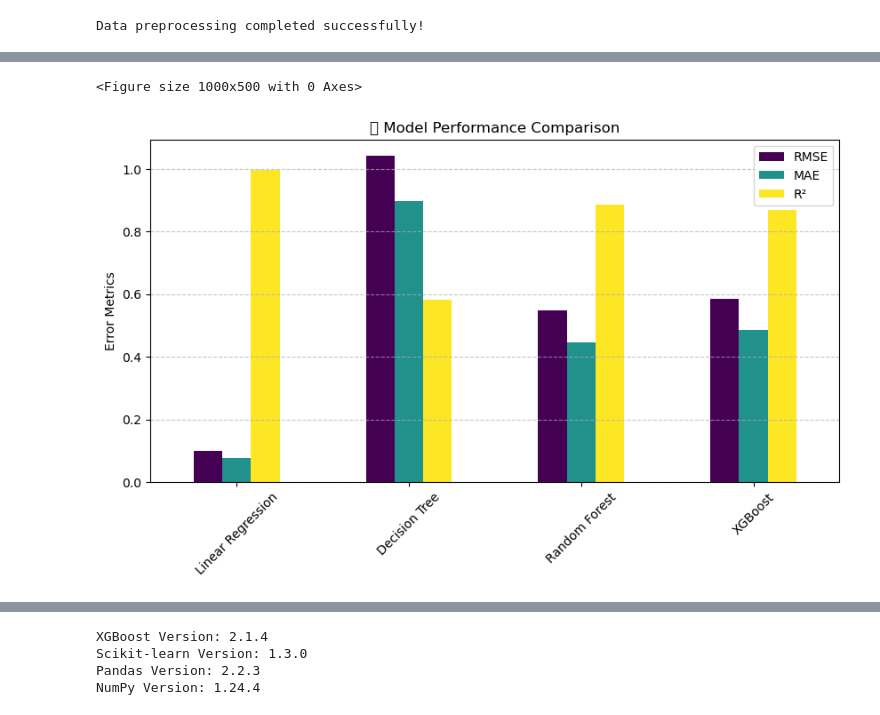
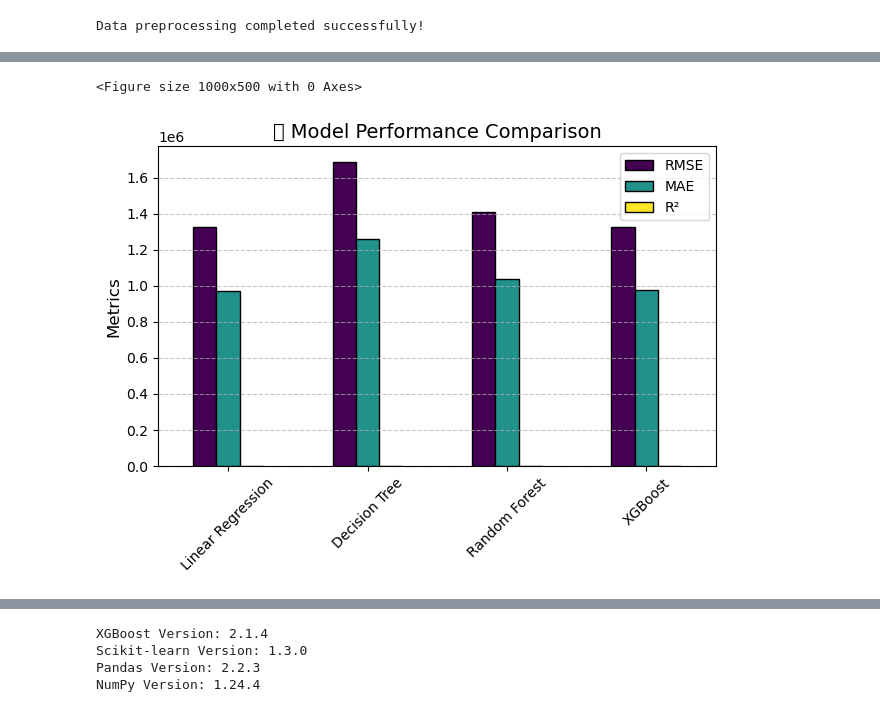
Before and after one commit to adityabirlacoder/-Machine-Learning-Model-for-Predicting-House-Prices, a Jupyter notebook: Machine Learning Engineer .ipynb, the cells around one changed output, grey strips where cells are left out. Drawn from its saved outputs; the diff is of its cells as text; code cells hidden in the pictures.

```diff
--- a/Machine Learning Engineer .ipynb
+++ b/Machine Learning Engineer .ipynb
@@ -95,26 +95,27 @@ import numpy as np
 import pandas as pd
 import matplotlib.pyplot as plt
 import pickle  # For saving the model
-from sklearn.model_selection import train_test_split, RandomizedSearchCV
+from sklearn.model_selection import train_test_split, GridSearchCV
 from sklearn.preprocessing import StandardScaler
 from sklearn.linear_model import LinearRegression
 from sklearn.tree import DecisionTreeRegressor
 from sklearn.ensemble import RandomForestRegressor
 from xgboost import XGBRegressor
 from sklearn.metrics import mean_squared_error, mean_absolute_error, r2_score
-from sklearn.model_selection import GridSearchCV
 import warnings
 
 # Suppress warnings
 warnings.filterwarnings("ignore")
 
-# Set random seed for reproducibility
-np.random.seed(42)
+# Drop missing values (if any)
+df = df.dropna()
 
-# Generate dataset (100 samples, 5 features)
-X = np.random.rand(100, 5)
-true_coefficients = np.array([3, -2, 1.5, 0, 4])
-y = X @ true_coefficients + np.random.normal(0, 0.1, 100)  # Adding noise
+# Separate features and target
+X = df.drop('price', axis=1)
+y = df['price']
+
+# Convert categorical variables to numeric (if any)
+X = pd.get_dummies(X, drop_first=True)
 
 # Split dataset into train (80%) and test (20%)
 X_train, X_test, y_train, y_test = train_test_split(X, y, test_size=0.2, random_state=42)
@@ -123,6 +124,7 @@ X_train, X_test, y_train, y_test = train_test_split(X, y, test_size=0.2, random_
 scaler = StandardScaler()
 X_train = scaler.fit_transform(X_train)
 X_test = scaler.transform(X_test)
+print(f"Number of features used in training: {X_train.shape[1]}")
 
 # Define models
 models = {
@@ -149,14 +151,24 @@ param_grids = {
     }
 }
 
-# Train, Evaluate, and Optimize models
+# Save evaluation results
 results = {}
 best_models = {}
 
+# ✅ Capture actual indices for proper reference
+sample_indices = y_test.index[:5]
+
+# Get actual prices using original indices
+actual_prices = y_test.loc[sample_indices].values
+actual_prices_rounded = [round(val) for val in actual_prices]
+
+# Store predicted prices per model
+predicted_prices_dict = {}
+
+# Train, Evaluate, and Optimize models
 for name, model in models.items():
     print(f"\n🔹 Training {name}...")
 
-    # Hyperparameter tuning if params exist
     if name in param_grids:
         search = GridSearchCV(model, param_grids[name], cv=5, scoring='r2', n_jobs=1)
         search.fit(X_train, y_train)
@@ -164,33 +176,57 @@ for name, model in models.items():
     else:
         best_model = model.fit(X_train, y_train)
 
-    # Save the best model
     with open(f"{name.replace(' ', '_')}.pkl", "wb") as file:
         pickle.dump(best_model, file)
 
-    # Predictions
     y_pred = best_model.predict(X_test)
 
-    # Evaluation Metrics
     rmse = np.sqrt(mean_squared_error(y_test, y_pred))
     mae = mean_absolute_error(y_test, y_pred)
     r2 = r2_score(y_test, y_pred)
 
-    results[name] = {"RMSE": rmse, "MAE": mae, "R²": r2}
+    # ✅ Get corresponding predictions for original sample indices
+    predicted_sample = pd.Series(y_pred, index=y_test.index).loc[sample_indices].values
+    predicted_sample_rounded = [round(val) for val in predicted_sample]
+
+    results[name] = {
+        "RMSE": round(rmse, 2),
+        "MAE": round(mae, 2),
+        "R²": round(r2, 4)
+    }
+
+    predicted_prices_dict[name] = predicted_sample_rounded
     best_models[name] = best_model
 
-# Convert results to DataFrame
+# Create performance summary DataFrame
 results_df = pd.DataFrame(results).T
+
 print("\n📊 Model Performance Summary:")
-print(results_df.round(4))
+print(results_df)
 
-# Visualize performance
+# Visualization
+metrics_df = results_df[["RMSE", "MAE", "R²"]]
 plt.figure(figsize=(10, 5))
-results_df.plot(kind="bar", figsize=(10, 5), colormap="viridis")
-plt.title("📊 Model Performance Comparison")
-plt.ylabel("Error Metrics")
+metrics_df.plot(kind="bar", colormap="viridis", edgecolor='black')
+plt.title("📊 Model Performance Comparison", fontsize=14)
+plt.ylabel("Metrics", fontsize=12)
 plt.xticks(rotation=45)
 plt.grid(axis="y", linestyle="--", alpha=0.7)
-plt.legend(loc="upper right")
+plt.legend(loc="upper right", fontsize=10)
+plt.tight_layout()
 plt.show()
+
+# ✅ Display Actual vs Predicted for First 5 Samples Across Models with correct indices
+comparison_data = {
+    "Index": sample_indices,
+    "Actual Price": actual_prices_rounded
+}
+
+for model_name, preds in predicted_prices_dict.items():
+    comparison_data[f"{model_name} Prediction"] = preds
+
+comparison_df = pd.DataFrame(comparison_data)
+
+print("\n📌 Actual vs Predicted Prices for First 5 Test Samples (Original Indices):\n")
+print(comparison_df.to_string(index=False))
 # %% [output]
@@ -211,2 +249,2 @@ XGBoost            0.5840  0.4845  0.8687
 <Figure size 1000x500 with 0 Axes>
-[figure, old version]
+[figure, new version]
```
Also changed, not shown: parts of 3 cells of this notebook.
